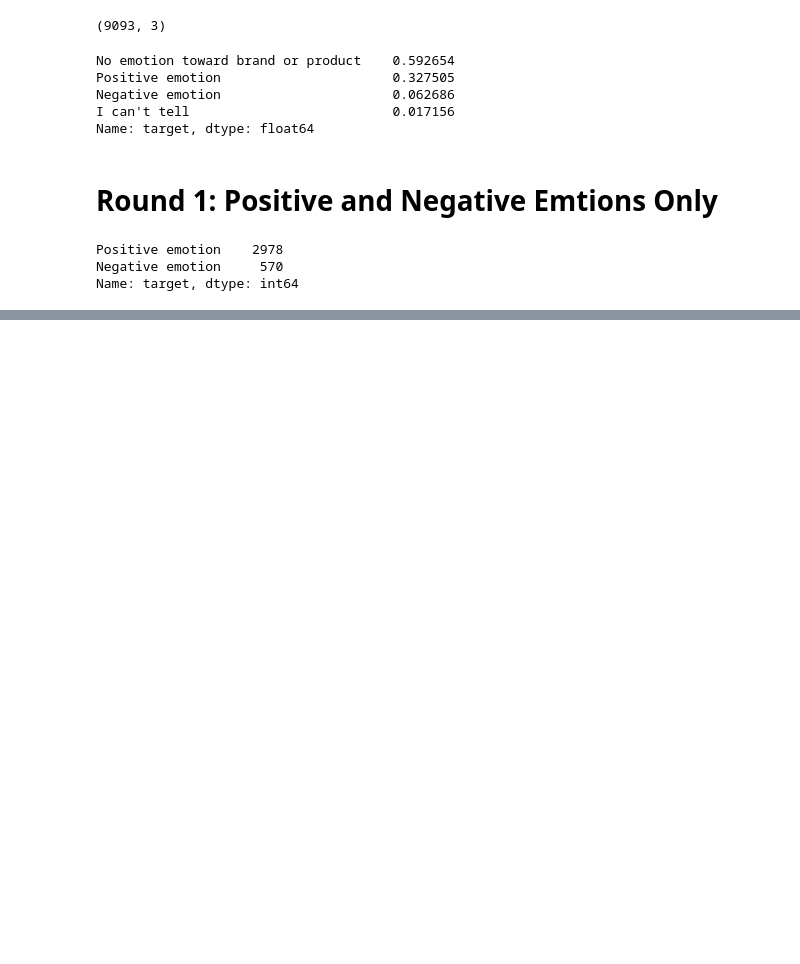
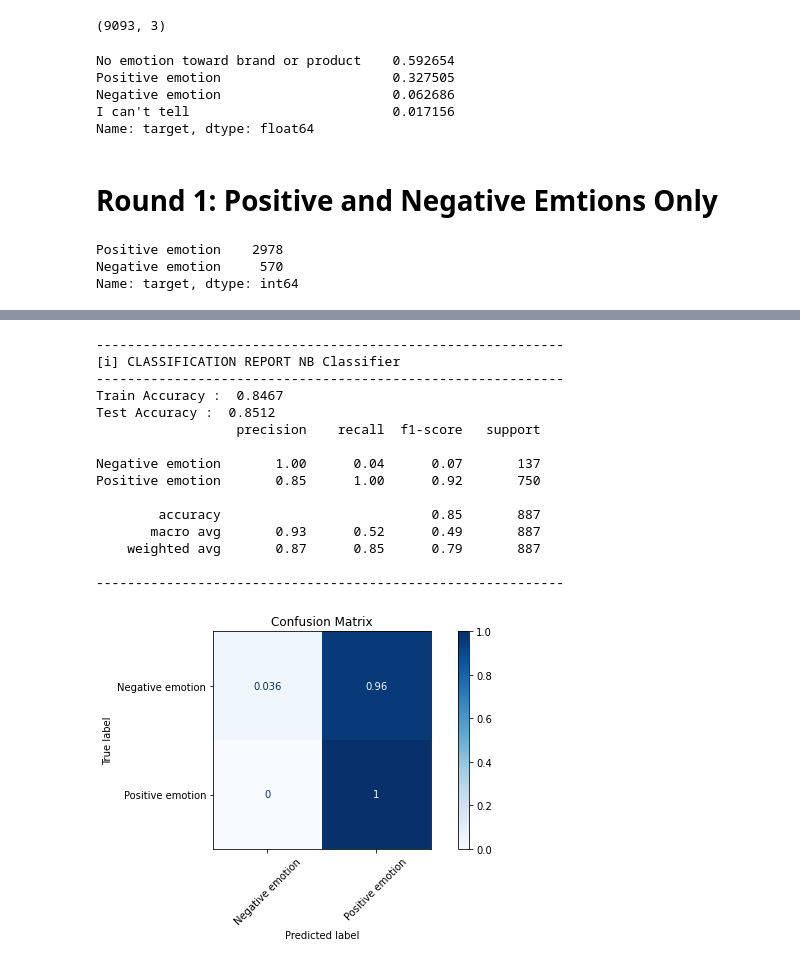
Before and after one commit to singsang2/dsc-mod-4-project-v2-1-onl01-dtsc-ft-070620, a Jupyter notebook: NLP.ipynb, the cells around one changed output, grey strips where cells are left out. Saved outputs shown, nothing was run; the diff lists cells and outputs as text; code cells hidden in the pictures; blank space fills up the shorter version.

```diff
--- a/NLP.ipynb
+++ b/NLP.ipynb
@@ -53,0 +265,21 @@ Name: target, dtype: int64
+# %%
+evaluate_clf_model(nb_clf, X_train_tf_idf, y_train, X_test_tf_idf, y_test,
+                   classes=['Negative emotion', 'Positive emotion'],
+                   label='NB Classifier')
+# %% [output]
+------------------------------------------------------------
+[i] CLASSIFICATION REPORT NB Classifier
+------------------------------------------------------------
+Train Accuracy :  0.8467
+Test Accuracy :  0.8512
+                  precision    recall  f1-score   support
+
+Negative emotion       1.00      0.04      0.07       137
+Positive emotion       0.85      1.00      0.92       750
+
+        accuracy                           0.85       887
+       macro avg       0.93      0.52      0.49       887
+    weighted avg       0.87      0.85      0.79       887
+
+------------------------------------------------------------
+[figure, added]
```
Also changed, not shown: parts of 31 cells of this notebook, 2 other files.
